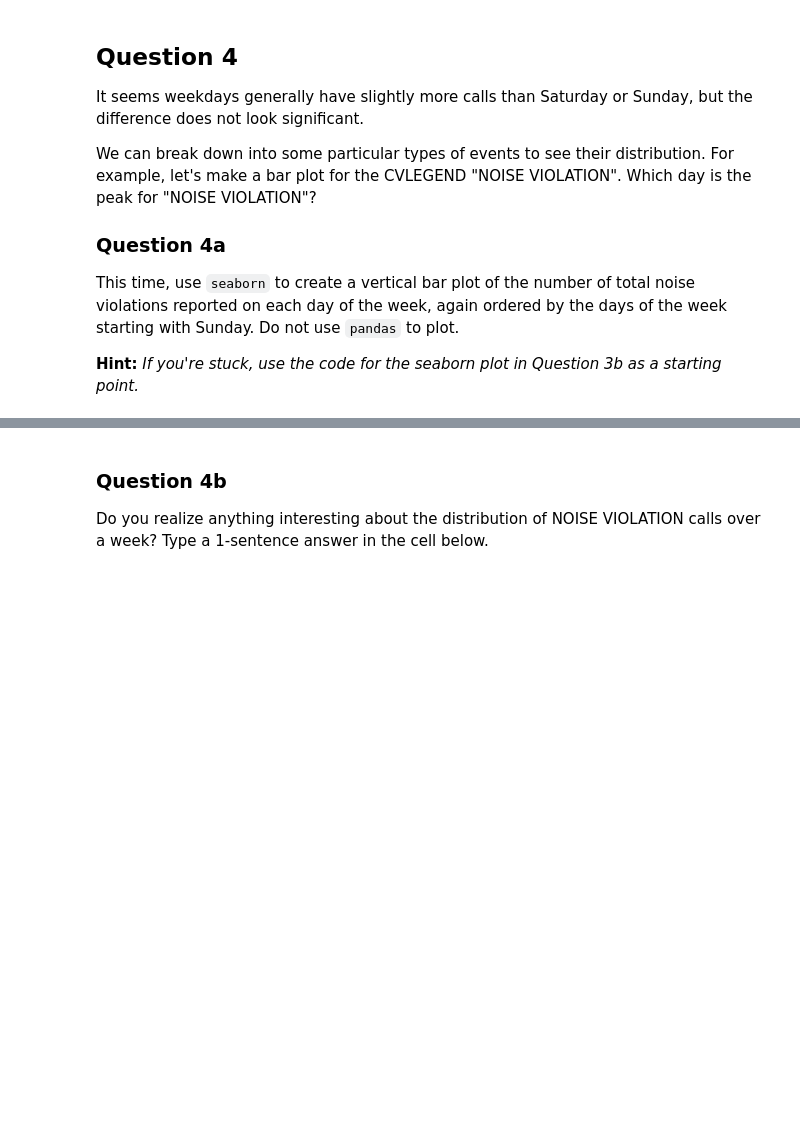
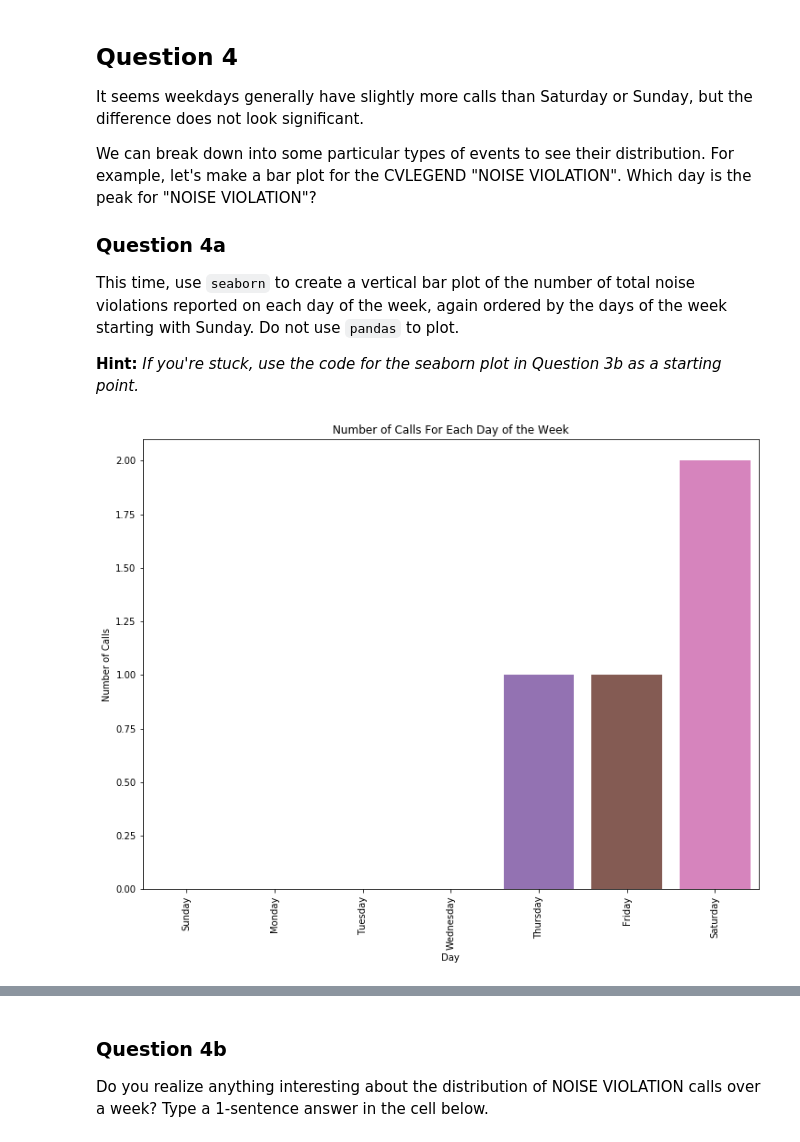
Before and after one commit to zhugeyicixin/DataSci200, a Jupyter notebook: labs/lab03/lab03.ipynb, the cells around one changed output, grey strips where cells are left out. Saved outputs shown, nothing was run; the diff lists cells and outputs as text; code cells hidden in the pictures; blank space fills up the shorter version.

```diff
--- a/labs/lab03/lab03.ipynb
+++ b/labs/lab03/lab03.ipynb
@@ -251,2 +390,13 @@ ax_4a = plt.gca()
+# %%
+calls_noise = calls[calls['CVLEGEND']=='NOISE VIOLATION']
+ax = sns.countplot(data=calls_noise, x='Day', order=days)
+ax.set_xticklabels(ax.get_xticklabels(), rotation=90)
+ax.set_ylabel("Number of Calls")
+ax.set_title("Number of Calls For Each Day of the Week");
+
+# Leave this for grading purposes
+ax_4a = plt.gca()
+# %% [output]
+[figure, added]
 # %%
 ok.grade("q4a");
```
Also changed, not shown: parts of 41 cells of this notebook, 1 other file.
